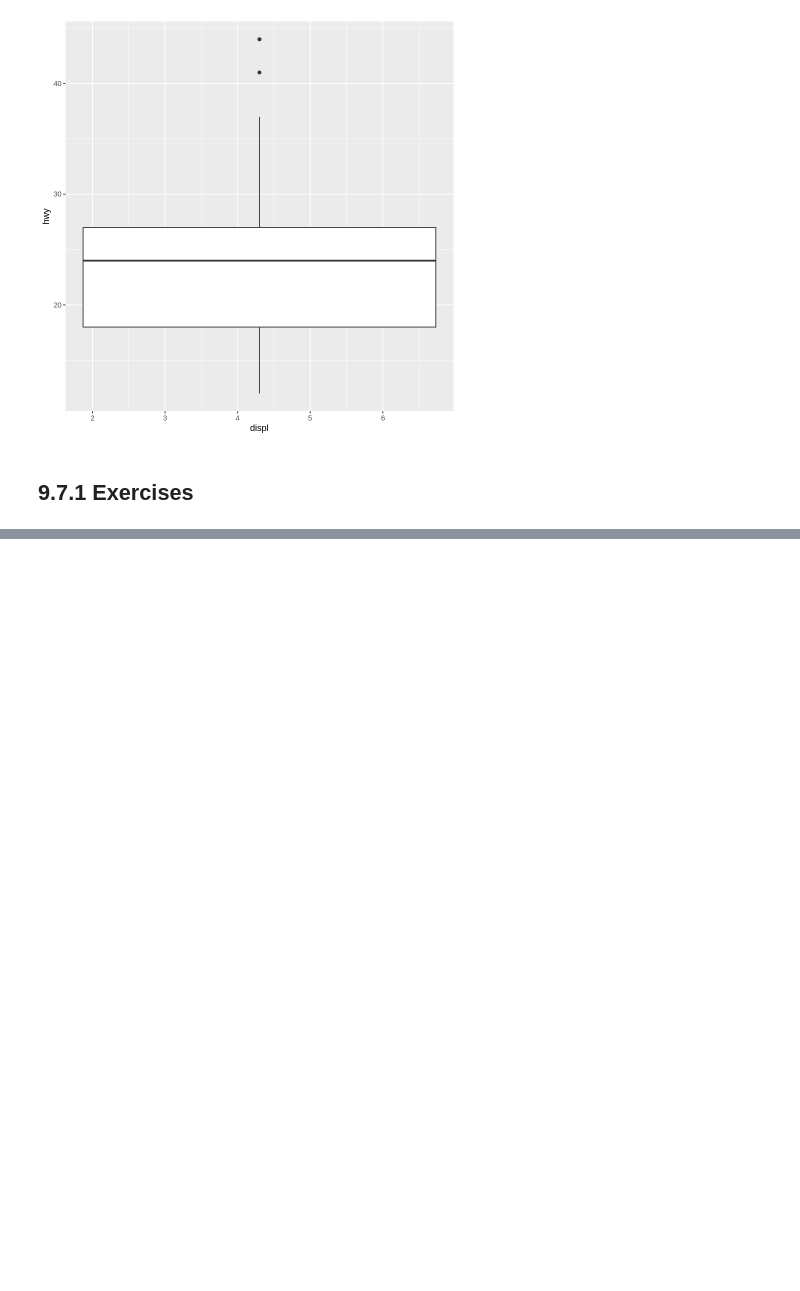
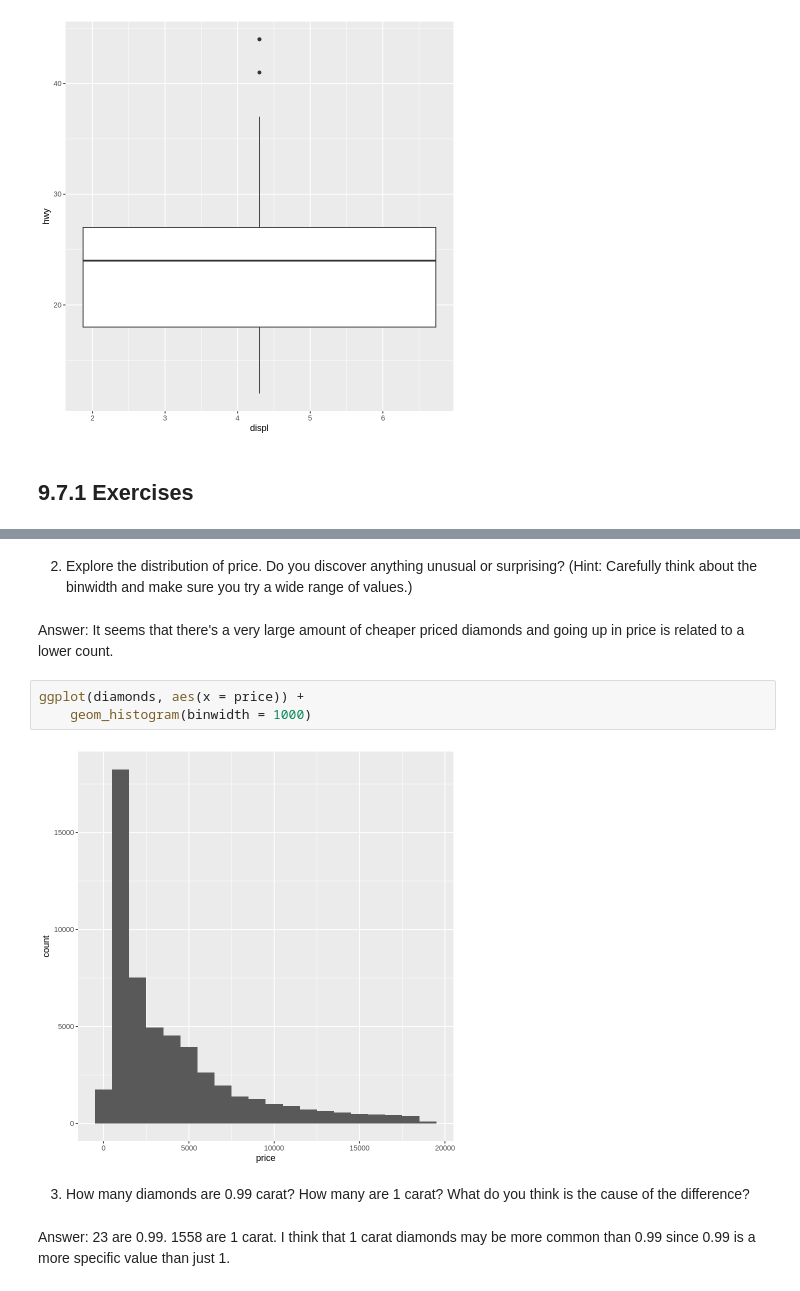
Before and after one commit to swill04/R4DS_exercises, a Jupyter notebook: week5_hw.ipynb, the cells around one changed output, grey strips where cells are left out. Drawn from its saved outputs; the diff is of its cells as text; blank space fills up the shorter version.

```diff
--- a/week5_hw.ipynb
+++ b/week5_hw.ipynb
@@ -345,0 +434,13 @@ Warning message:
+# %% [markdown]
+2. Explore the distribution of price. Do you discover anything unusual or surprising? (Hint: Carefully think about the binwidth and make sure you try a wide range of values.)
+# %% [markdown]
+Answer: It seems that there's a very large amount of cheaper priced diamonds and going up in price is related to a lower count.
+# %%
+ggplot(diamonds, aes(x = price)) +
+    geom_histogram(binwidth = 1000)
+# %% [output]
+[figure, added]
+# %% [markdown]
+3. How many diamonds are 0.99 carat? How many are 1 carat? What do you think is the cause of the difference?
+# %% [markdown]
+Answer: 23 are 0.99. 1558 are 1 carat. I think that 1 carat diamonds may be more common than 0.99 since 0.99 is a more specific value than just 1.
```
Also changed, not shown: parts of 67 cells of this notebook.
